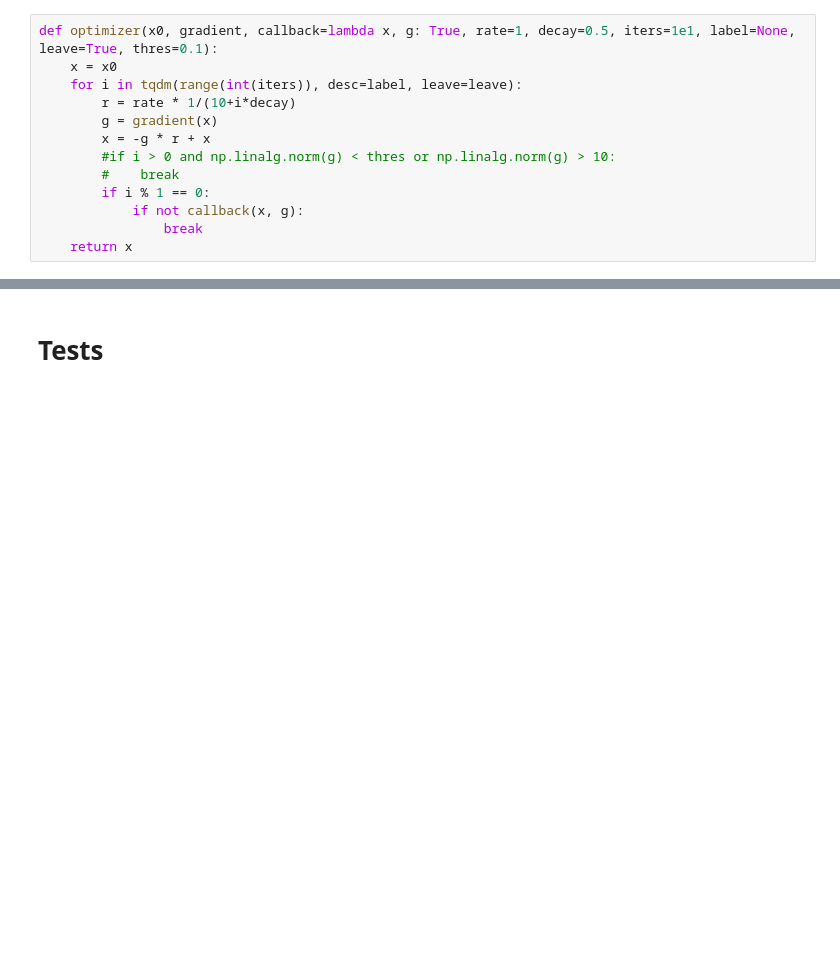
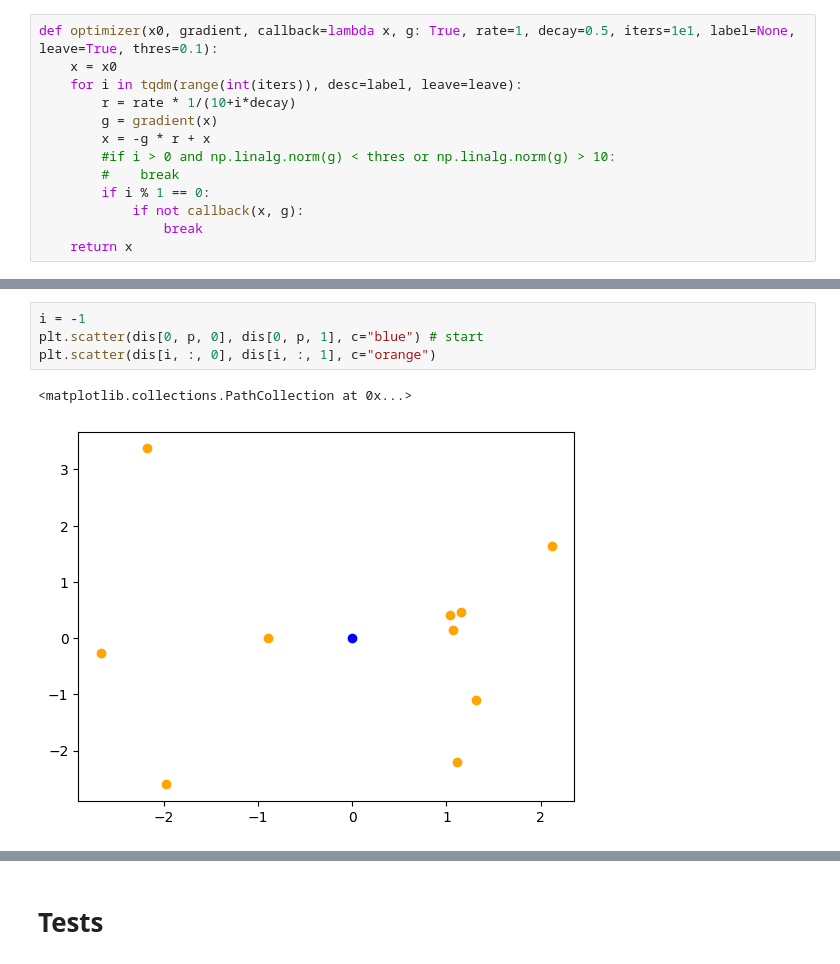
Before and after one commit to Snailed/bayesian-optimal-design-pocs, a Jupyter notebook: python/week 4 from 2 attempt 1.ipynb, the cells around one changed output, grey strips where cells are left out. Saved outputs shown, nothing was run; the diff lists cells and outputs as text; blank space fills up the shorter version.

```diff
--- a/python/week 4 from 2 attempt 1.ipynb
+++ b/python/week 4 from 2 attempt 1.ipynb
@@ -385,3 +408,10 @@ Text(0.5, 1.0, 'Points move per iteration (blue is start, orange is end)')
+# %%
+i = -1
+plt.scatter(dis[0, p, 0], dis[0, p, 1], c="blue") # start
+plt.scatter(dis[i, :, 0], dis[i, :, 1], c="orange")
+# %% [output]
+<matplotlib.collections.PathCollection at 0x...>
+[figure, added]
 # %%
 plt.plot(list(range(len(mis))), mis)
 # %% [output]
```
Also changed, not shown: parts of 12 cells of this notebook, 22 other files.
